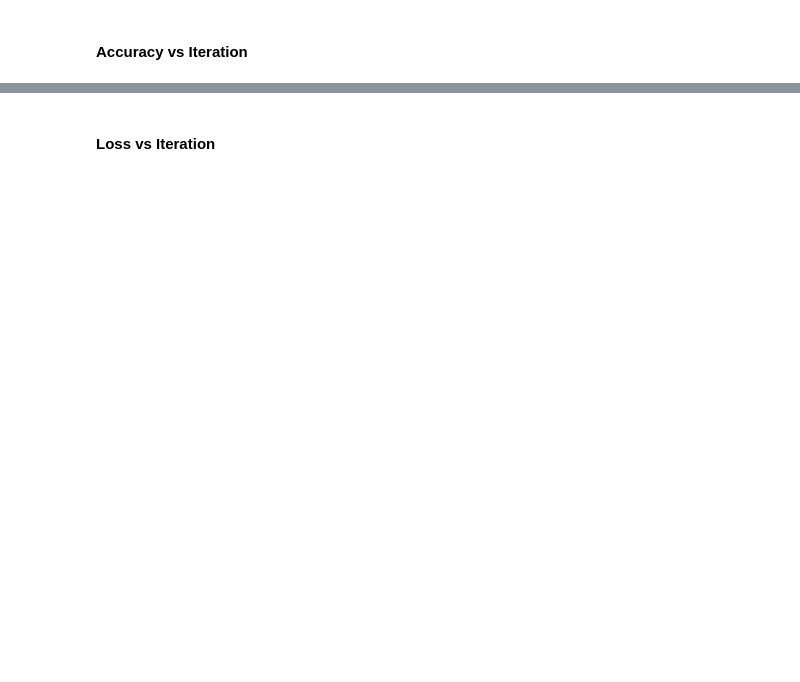
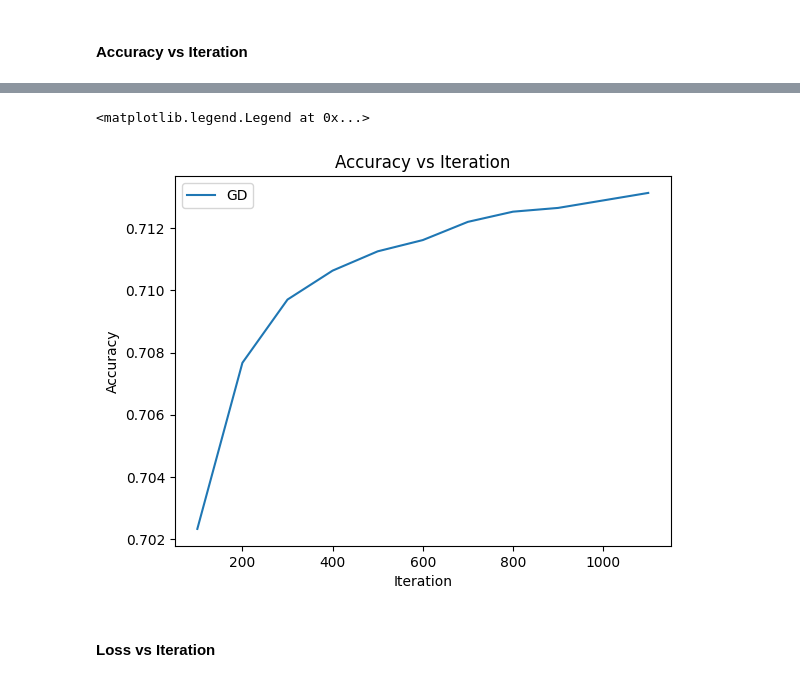
Before and after one commit to l-yunxi/optimisation-multiclass-regression, a Jupyter notebook: homework_optimization.ipynb, the cells around one changed output, grey strips where cells are left out. Drawn from its saved outputs; the diff is of its cells as text; code cells hidden in the pictures; blank space fills up the shorter version.

```diff
--- a/homework_optimization.ipynb
+++ b/homework_optimization.ipynb
@@ -667,3 +685,14 @@ plt.legend()
+# %%
+# GD - test
+
+plt.plot(gf_iter1, gd_acc1, label = 'GD')
+plt.xlabel('Iteration')
+plt.ylabel('Accuracy')
+plt.title('Accuracy vs Iteration')
+plt.legend()
+# %% [output]
+<matplotlib.legend.Legend at 0x...>
+[figure, added]
 # %% [markdown]
 #### Loss vs Iteration
 # %%
```
Also changed, not shown: parts of 39 cells of this notebook.
